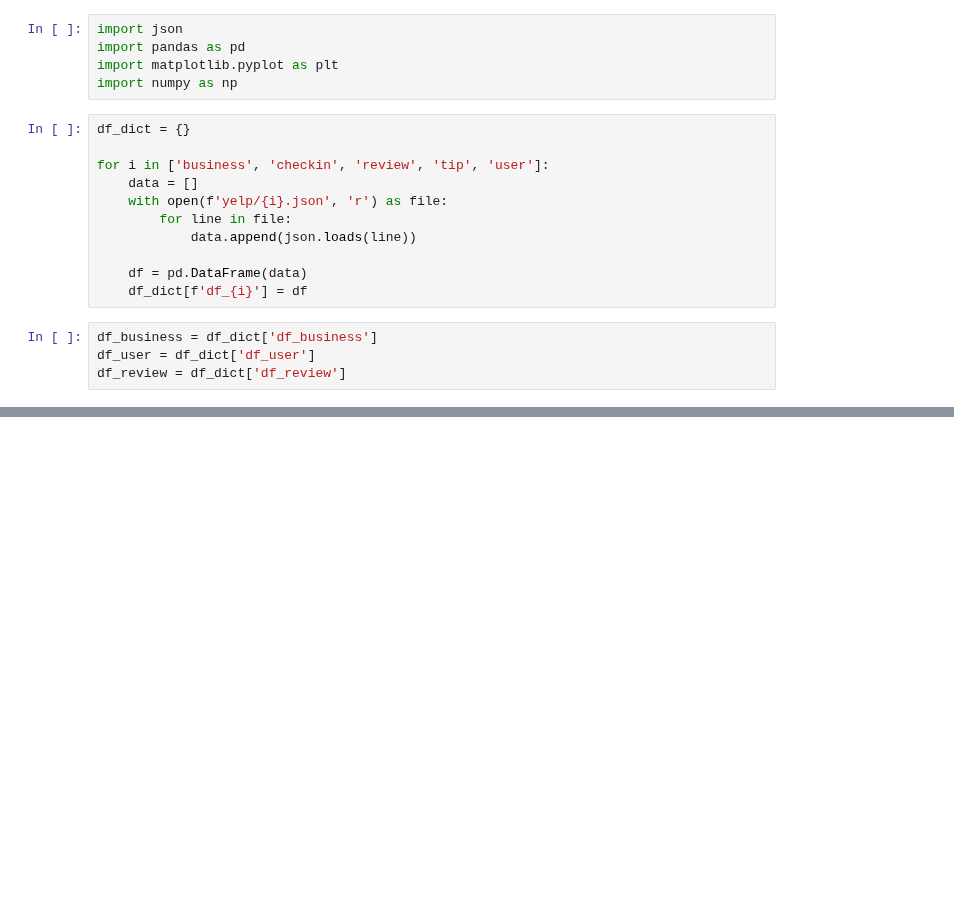
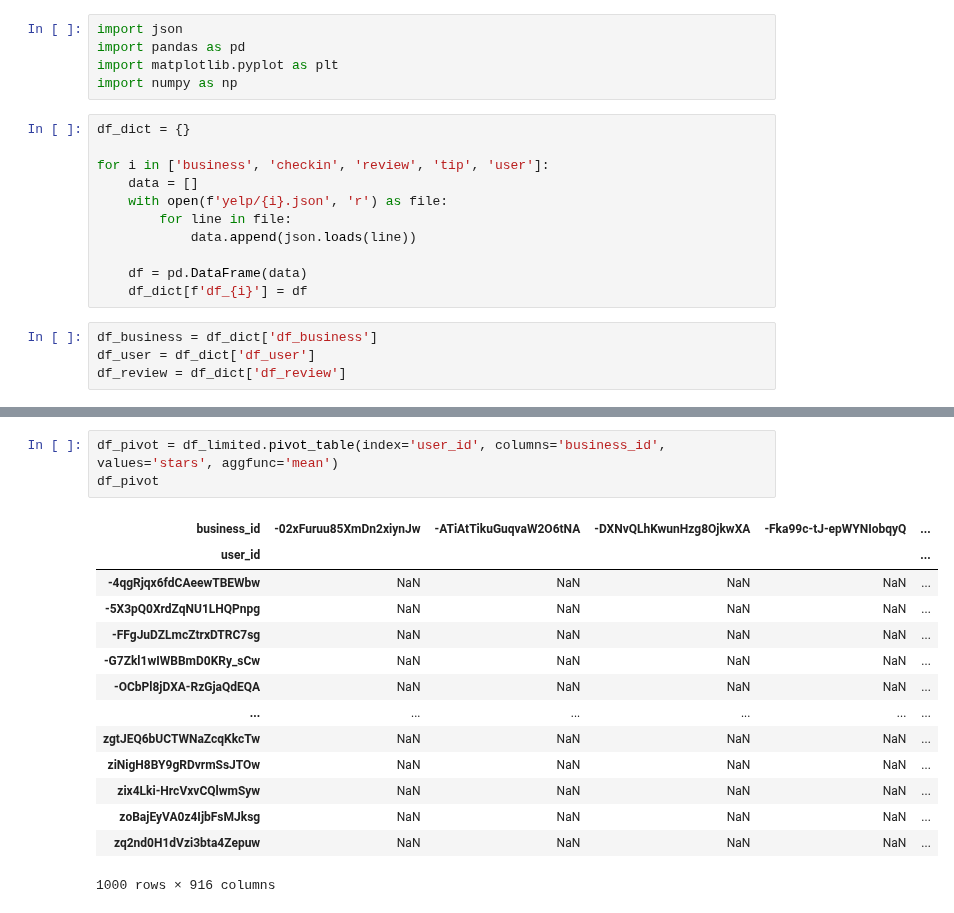
Before and after one commit to larasneves/ComplexDataAnalysis, a Jupyter notebook: baseline.ipynb, the cells around one changed output, grey strips where cells are left out. Cells and saved outputs as stored; diff of their text form; blank space fills up the shorter version.

```diff
--- a/baseline.ipynb
+++ b/baseline.ipynb
@@ -36,0 +66,18 @@ df_review
+# %%
+df_pivot = df_limited.pivot_table(index='user_id', columns='business_id', values='stars', aggfunc='mean')
+df_pivot
+# %% [output]
+| business_id | -02xFuruu85XmDn2xiynJw | -ATiAtTikuGuqvaW2O6tNA | -DXNvQLhKwunHzg8OjkwXA | -Fka99c-tJ-epWYNIobqyQ | ... |
+| user_id |  |  |  |  | ... |
+| -4qgRjqx6fdCAeewTBEWbw | NaN | NaN | NaN | NaN | ... |
+| -5X3pQ0XrdZqNU1LHQPnpg | NaN | NaN | NaN | NaN | ... |
+| -FFgJuDZLmcZtrxDTRC7sg | NaN | NaN | NaN | NaN | ... |
+| -G7Zkl1wIWBBmD0KRy_sCw | NaN | NaN | NaN | NaN | ... |
+| -OCbPl8jDXA-RzGjaQdEQA | NaN | NaN | NaN | NaN | ... |
+| ... | ... | ... | ... | ... | ... |
+| zgtJEQ6bUCTWNaZcqKkcTw | NaN | NaN | NaN | NaN | ... |
+| ziNigH8BY9gRDvrmSsJTOw | NaN | NaN | NaN | NaN | ... |
+| zix4Lki-HrcVxvCQlwmSyw | NaN | NaN | NaN | NaN | ... |
+| zoBajEyVA0z4IjbFsMJksg | NaN | NaN | NaN | NaN | ... |
+| zq2nd0H1dVzi3bta4Zepuw | NaN | NaN | NaN | NaN | ... |
+1000 rows × 916 columns
```
Also changed, not shown: parts of 4 cells of this notebook.
